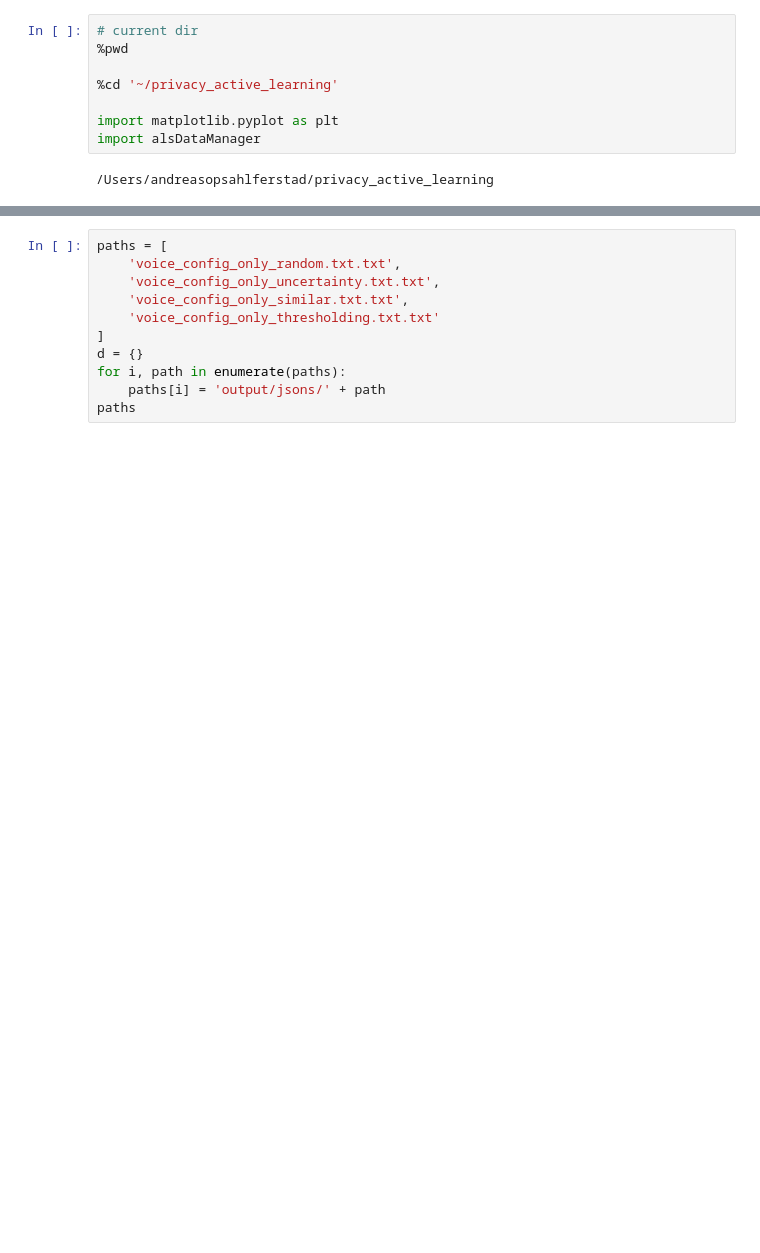
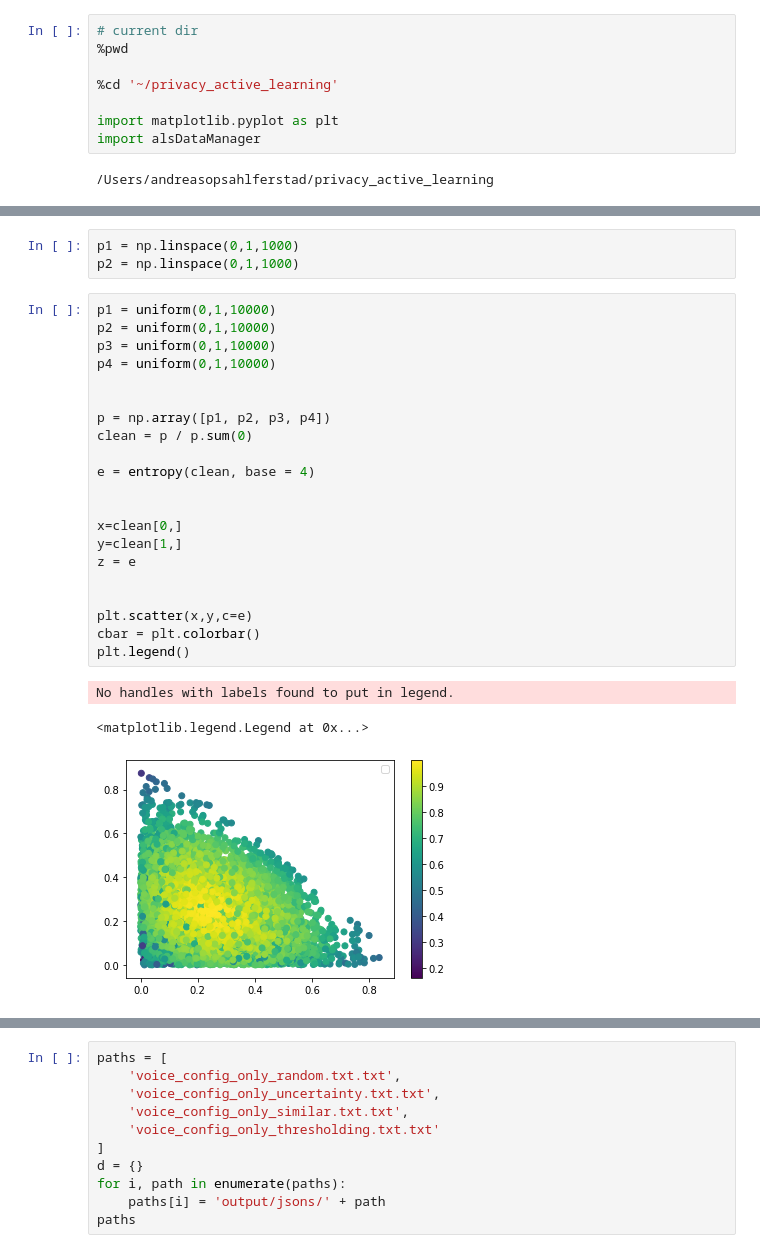
Before and after one commit to aferstad/active-learning-simulation, a Jupyter notebook: jupyter_notebooks/threshold_data_merger.ipynb, the cells around one changed output, grey strips where cells are left out. Drawn from its saved outputs; the diff is of its cells as text; blank space fills up the shorter version.

```diff
--- a/jupyter_notebooks/threshold_data_merger.ipynb
+++ b/jupyter_notebooks/threshold_data_merger.ipynb
@@ -10,0 +38,28 @@ import alsDataManager
+# %%
+p1 = np.linspace(0,1,1000)
+p2 = np.linspace(0,1,1000)
+# %%
+p1 = uniform(0,1,10000)
+p2 = uniform(0,1,10000)
+p3 = uniform(0,1,10000)
+p4 = uniform(0,1,10000)
+
+
+p = np.array([p1, p2, p3, p4])
+clean = p / p.sum(0)
+
+e = entropy(clean, base = 4)
+
+
+x=clean[0,]
+y=clean[1,]
+z = e
+
+
+plt.scatter(x,y,c=e)
+cbar = plt.colorbar()
+plt.legend()
+# %% [output]
+No handles with labels found to put in legend.
+<matplotlib.legend.Legend at 0x...>
+[figure, added]
```
Also changed, not shown: parts of 6 cells of this notebook, 6 other files.
